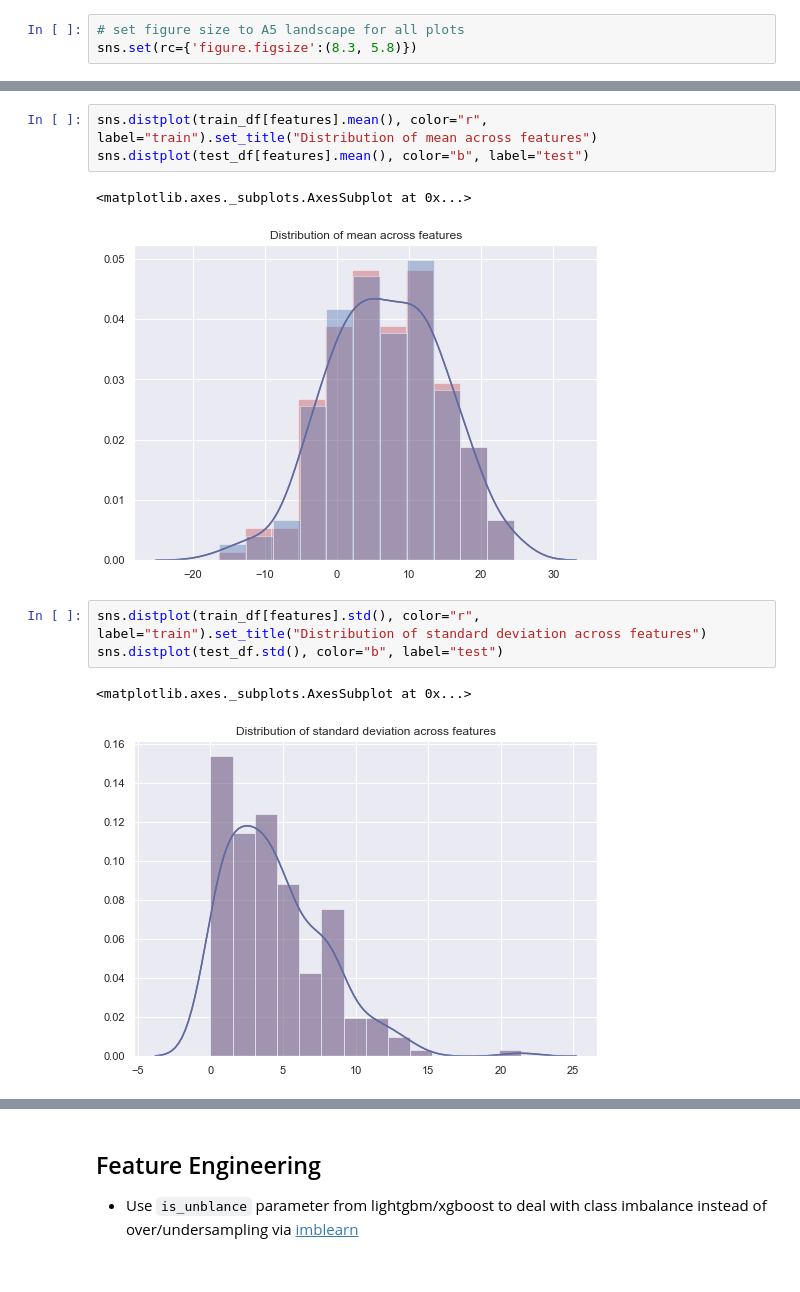
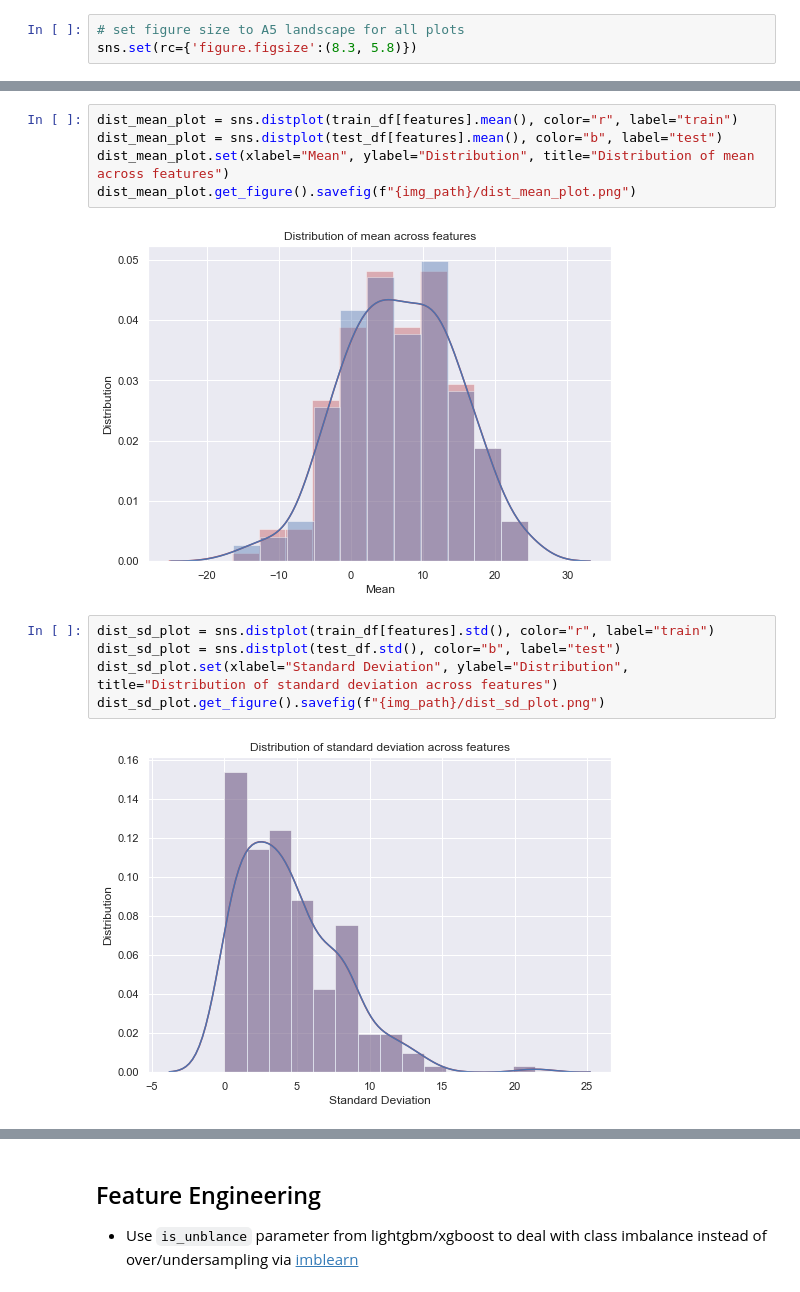
Before and after one commit to ASR-Engineering-Consulting/udacity-ml-nanodegree, a Jupyter notebook: capstone/capstone.ipynb, the cells around one changed output, grey strips where cells are left out. Cells and saved outputs as stored; diff of their text form.

```diff
--- a/capstone/capstone.ipynb
+++ b/capstone/capstone.ipynb
@@ -173,13 +165,15 @@ sns.countplot(train_df["target"])
 # %%
-sns.distplot(train_df[features].mean(), color="r", label="train").set_title("Distribution of mean across features")
-sns.distplot(test_df[features].mean(), color="b", label="test")
+dist_mean_plot = sns.distplot(train_df[features].mean(), color="r", label="train")
+dist_mean_plot = sns.distplot(test_df[features].mean(), color="b", label="test")
+dist_mean_plot.set(xlabel="Mean", ylabel="Distribution", title="Distribution of mean across features")
+dist_mean_plot.get_figure().savefig(f"{img_path}/dist_mean_plot.png")
 # %% [output]
-<matplotlib.axes._subplots.AxesSubplot at 0x...>
-[figure, old version]
+[figure, new version]
 # %%
-sns.distplot(train_df[features].std(), color="r", label="train").set_title("Distribution of standard deviation across features")
-sns.distplot(test_df.std(), color="b", label="test")
+dist_sd_plot = sns.distplot(train_df[features].std(), color="r", label="train")
+dist_sd_plot = sns.distplot(test_df.std(), color="b", label="test")
+dist_sd_plot.set(xlabel="Standard Deviation", ylabel="Distribution", title="Distribution of standard deviation across features")
+dist_sd_plot.get_figure().savefig(f"{img_path}/dist_sd_plot.png")
 # %% [output]
-<matplotlib.axes._subplots.AxesSubplot at 0x...>
-[figure, old version]
+[figure, new version]
 # %%
```
Also changed, not shown: parts of 30 cells of this notebook.
